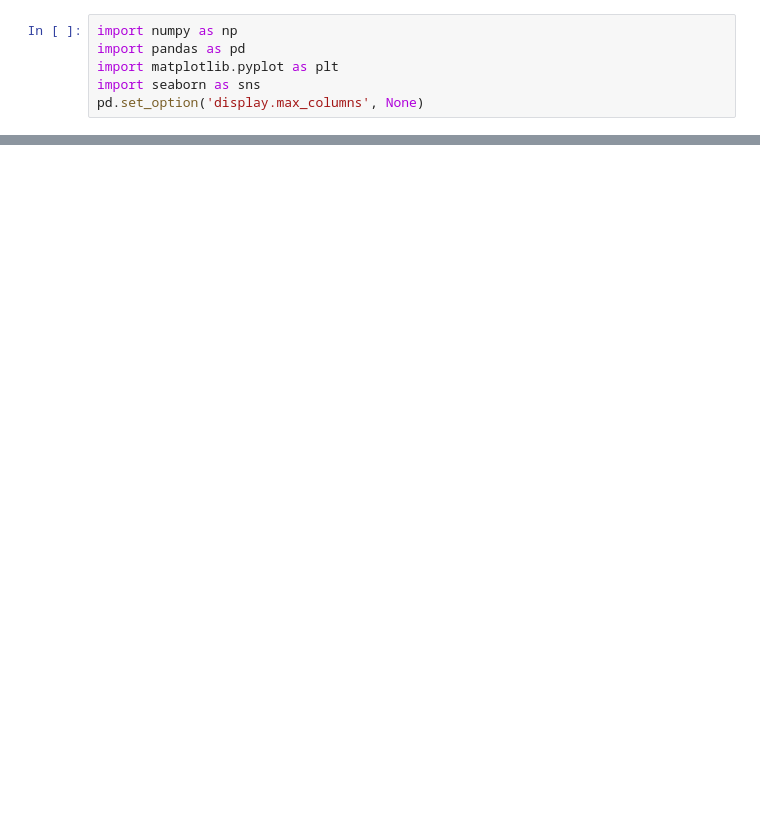
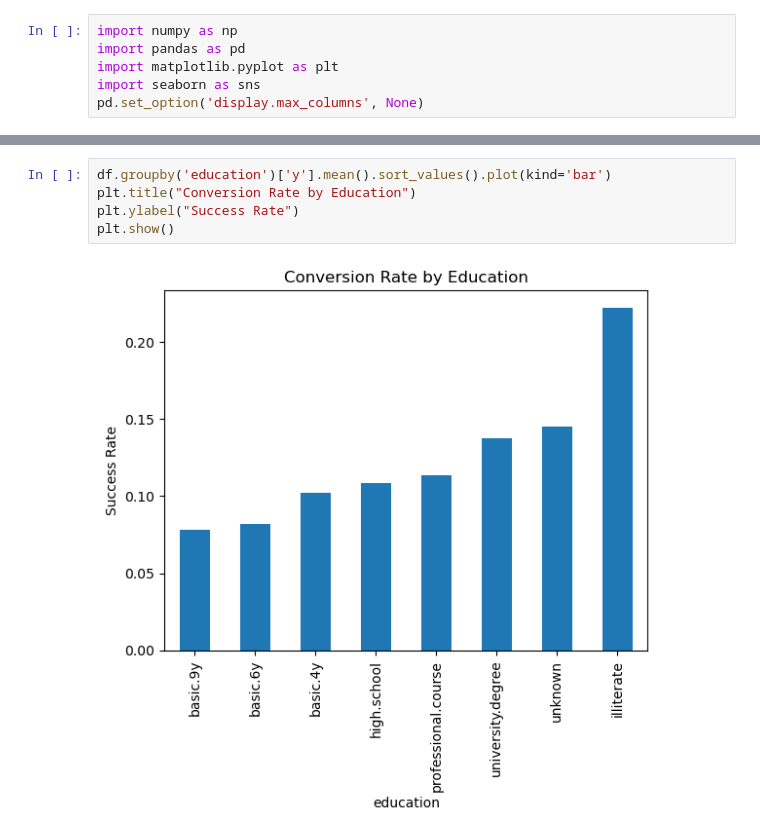
Before and after one commit to artooza/git-practice, a Jupyter notebook: Analytics.ipynb, the cells around one changed output, grey strips where cells are left out. Drawn from its saved outputs; the diff is of its cells as text; blank space fills up the shorter version.

```diff
--- a/Analytics.ipynb
+++ b/Analytics.ipynb
@@ -16,0 +235,7 @@ df.head()
+# %%
+df.groupby('education')['y'].mean().sort_values().plot(kind='bar')
+plt.title("Conversion Rate by Education")
+plt.ylabel("Success Rate")
+plt.show()
+# %% [output]
+[figure, added]
```
Also changed, not shown: parts of 35 cells of this notebook.
